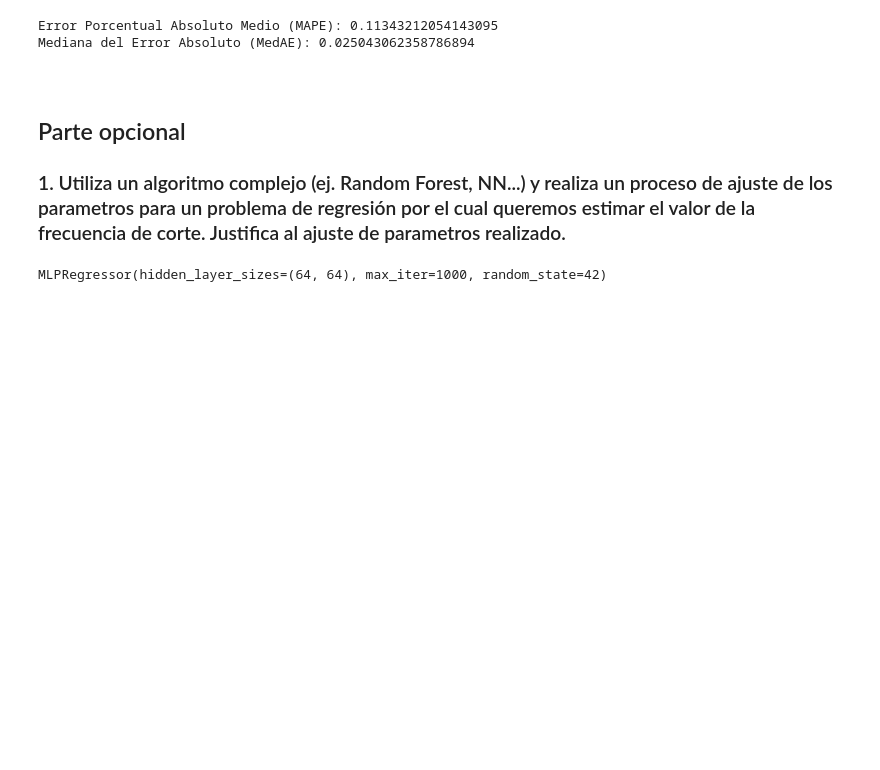
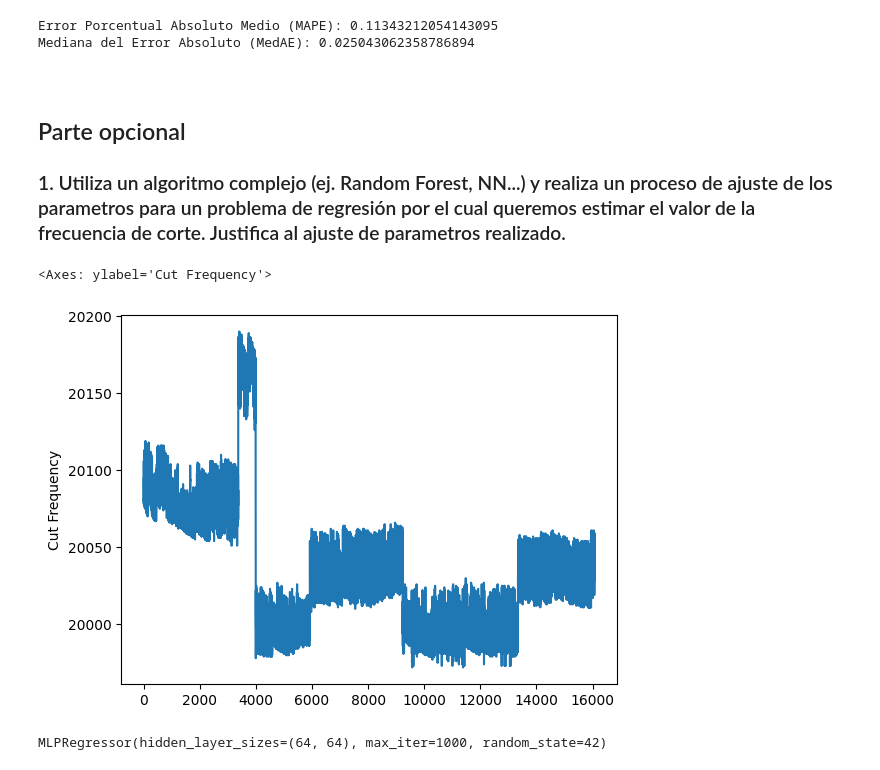
Before and after one commit to ricardordf/IA_visual, a Jupyter notebook: ML_A6.ipynb, the cells around one changed output. Cells and saved outputs as stored; diff of their text form; code cells hidden in the pictures; blank space fills up the shorter version.

```diff
--- a/ML_A6.ipynb
+++ b/ML_A6.ipynb
@@ -682,7 +662,7 @@ Error Porcentual Absoluto Medio (MAPE): 0.11343212054143095
 Mediana del Error Absoluto (MedAE): 0.025043062358786894
 # %% [markdown]
 <br>
-<h2> Parte opcional
+<h2> Parte opcional </h2>
 <h3> 1. Utiliza un algoritmo complejo (ej. Random Forest, NN...) y realiza un proceso de ajuste de los parametros para un problema de regresión por el cual queremos estimar el valor de la frecuencia de corte. Justifica al ajuste de parametros realizado.
 # %%
 # Librerías necesarias para este modelo
@@ -690 +673,7 @@ from sklearn.neural_network import MLPRegressor
+# %%
+# Gráfica valores de Cut Frequency
+sns.lineplot(data=df['Cut Frequency'])
+# %% [output]
+<Axes: ylabel='Cut Frequency'>
+[figure, added]
 # %%
```
Also changed, not shown: parts of 12 cells of this notebook.
